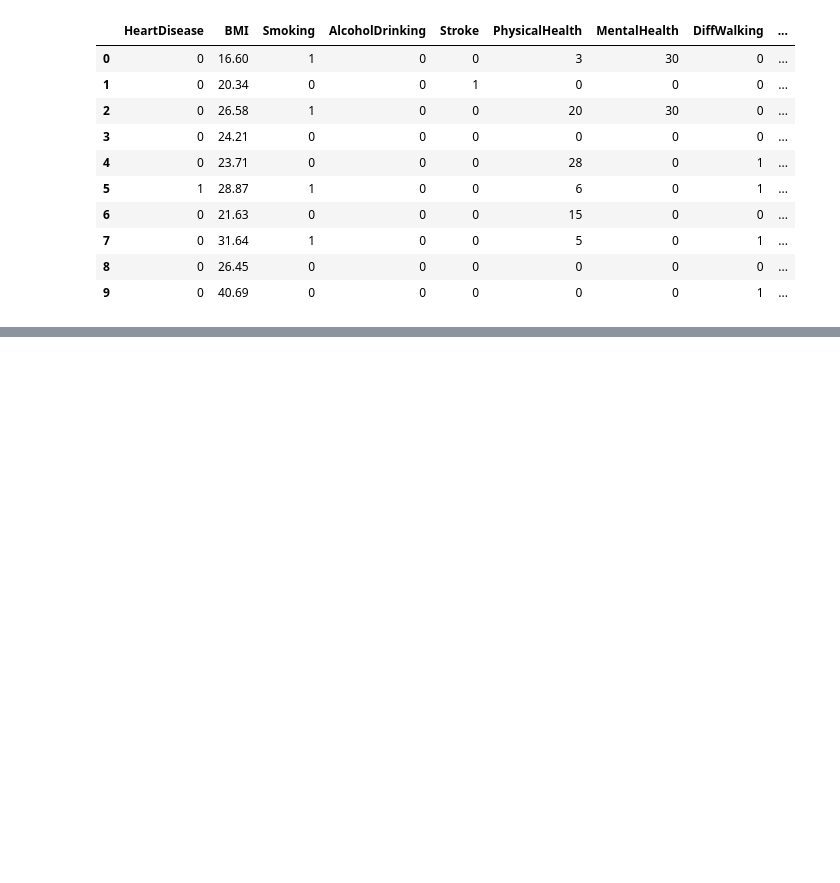
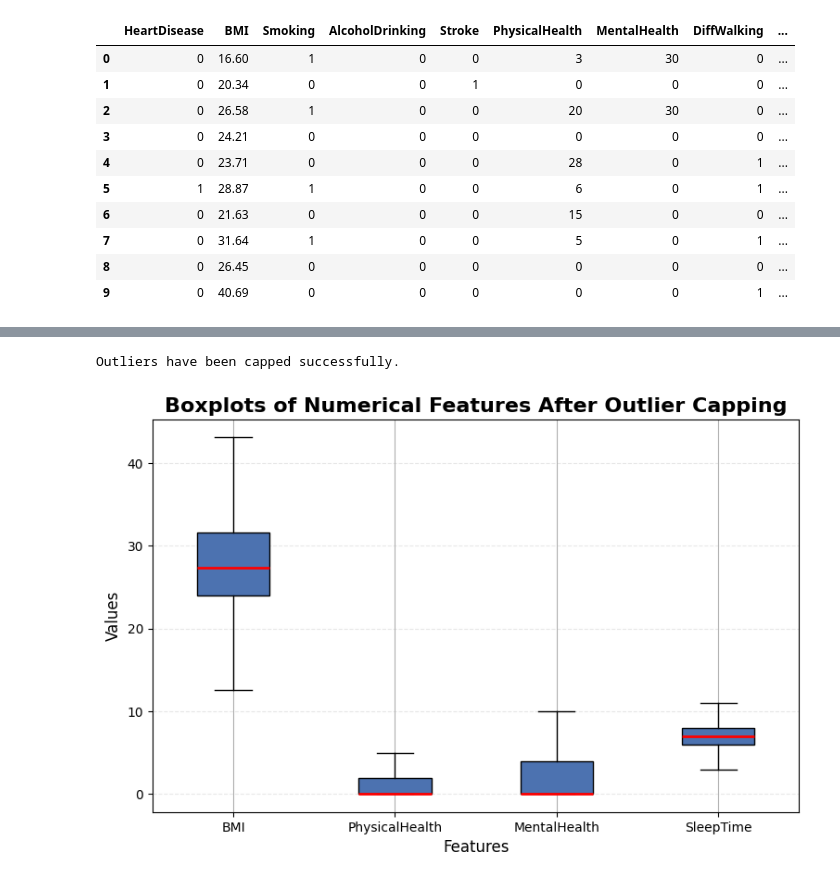
Before and after one commit to Clinton1029/Heart_prediction1, a Jupyter notebook: Heart_prediction.ipynb, the cells around one changed output, grey strips where cells are left out. Saved outputs shown, nothing was run; the diff lists cells and outputs as text; code cells hidden in the pictures; blank space fills up the shorter version.

```diff
--- a/Heart_prediction.ipynb
+++ b/Heart_prediction.ipynb
@@ -660,0 +667,59 @@ df_encoded.head(10)
+# %%
+# Create a copy of the dataset
+df_capped = df.copy()
+
+# Numerical features
+numerical_features = ["BMI", "PhysicalHealth", "MentalHealth", "SleepTime"]
+
+# Cap outliers using the IQR method
+for column in numerical_features:
+
+    # Calculate Q1, Q3, and IQR
+    Q1 = df_capped[column].quantile(0.25)
+    Q3 = df_capped[column].quantile(0.75)
+    IQR = Q3 - Q1
+
+    # Define lower and upper bounds
+    lower_bound = Q1 - 1.5 * IQR
+    upper_bound = Q3 + 1.5 * IQR
+
+    # Cap the outliers
+    df_capped[column] = df_capped[column].clip(lower=lower_bound,
+                                               upper=upper_bound)
+
+print("Outliers have been capped successfully.")
+# %% [output]
+Outliers have been capped successfully.
+# %%
+# Display boxplots after capping
+plt.figure(figsize=(9, 5.5))
+
+df_capped.boxplot(
+    column=numerical_features,
+    patch_artist=True,
+    boxprops=dict(facecolor="#4C72B0", edgecolor="black"),
+    medianprops=dict(color="red", linewidth=2),
+    whiskerprops=dict(color="black"),
+    capprops=dict(color="black"),
+    flierprops=dict(
+        marker='o',
+        markerfacecolor='orange',
+        markeredgecolor='black',
+        markersize=3
+    )
+)
+
+plt.title(
+    "Boxplots of Numerical Features After Outlier Capping",
+    fontsize=16,
+    fontweight="bold"
+)
+
+plt.xlabel("Features", fontsize=12)
+plt.ylabel("Values", fontsize=12)
+
+plt.grid(axis="y", linestyle="--", alpha=0.3)
+
+plt.show()
+# %% [output]
+[figure, added]
```
Also changed, not shown: parts of 3 cells of this notebook.
